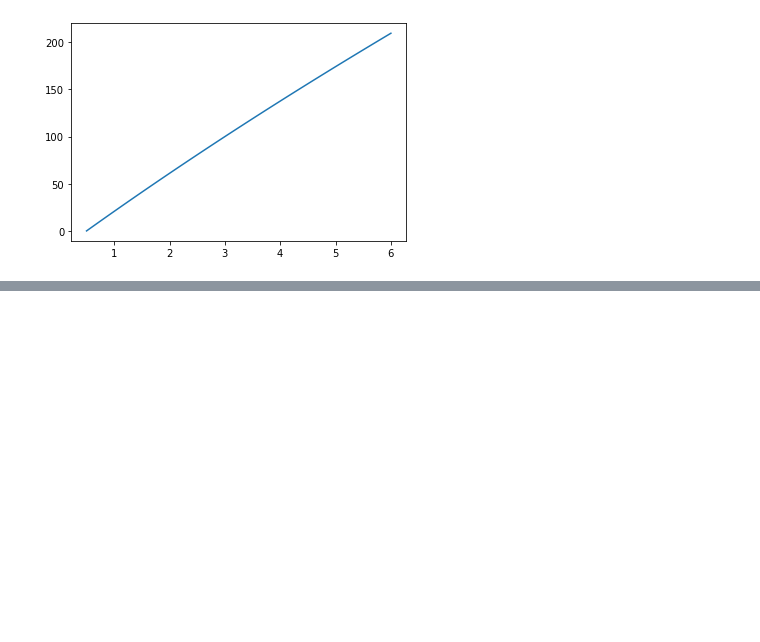
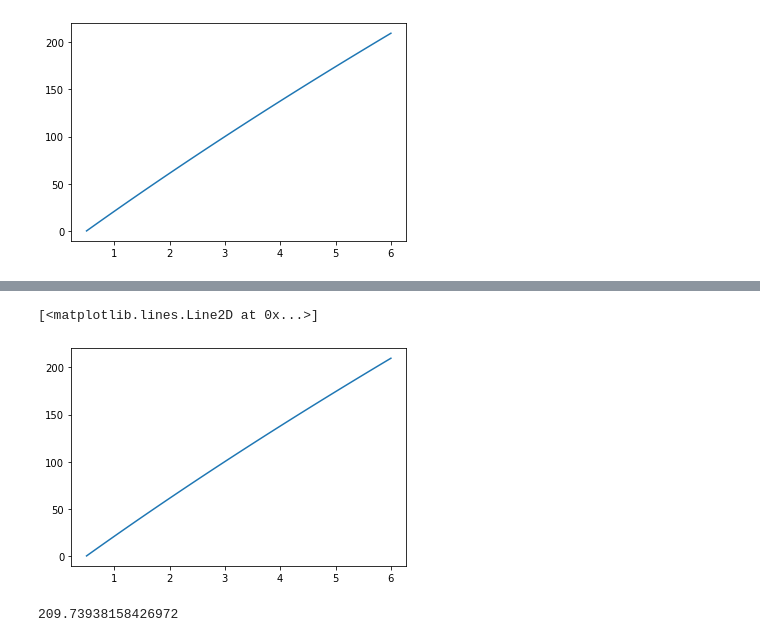
Before and after one commit to jmox0351/lab_repos, a Jupyter notebook: drain_tank/code_appendix.ipynb, the cells around one changed output, grey strips where cells are left out. Drawn from its saved outputs; the diff is of its cells as text; code cells hidden in the pictures; blank space fills up the shorter version.

Commit message:
model 3 update

```diff
--- a/drain_tank/code_appendix.ipynb
+++ b/drain_tank/code_appendix.ipynb
@@ -191,0 +206,16 @@ def churchill(rho,v,L,mu,epsilon,d): #https://en.wikipedia.org/wiki/Darcy_fricti
+# %%
+def model3(D,d,g,H,L,k,rho,v,mu,epsilon):
+    f = churchill(rho,v,L,mu,epsilon,d)
+    return(D**2/(d**2 * np.sqrt(g/(1/2+k/2/g+f*L/2/d/g))) * 2 * (np.sqrt(H+L) - np.sqrt(0.5+L)))
+# %%
+v = -lSlopes[0][0] * tankD/pipeD[0]
+h = np.linspace(0.5,6,101)
+t = model3(tankD,pipeD[0],g,h,pipeL[0],k,rho,v,mu,epsilon)
+plt.plot(h,t)
+# %% [output]
+[<matplotlib.lines.Line2D at 0x...>]
+[figure, added]
+# %%
+t[-1]
+# %% [output]
+209.73938158426972
```
Also changed, not shown: parts of 8 cells of this notebook.
